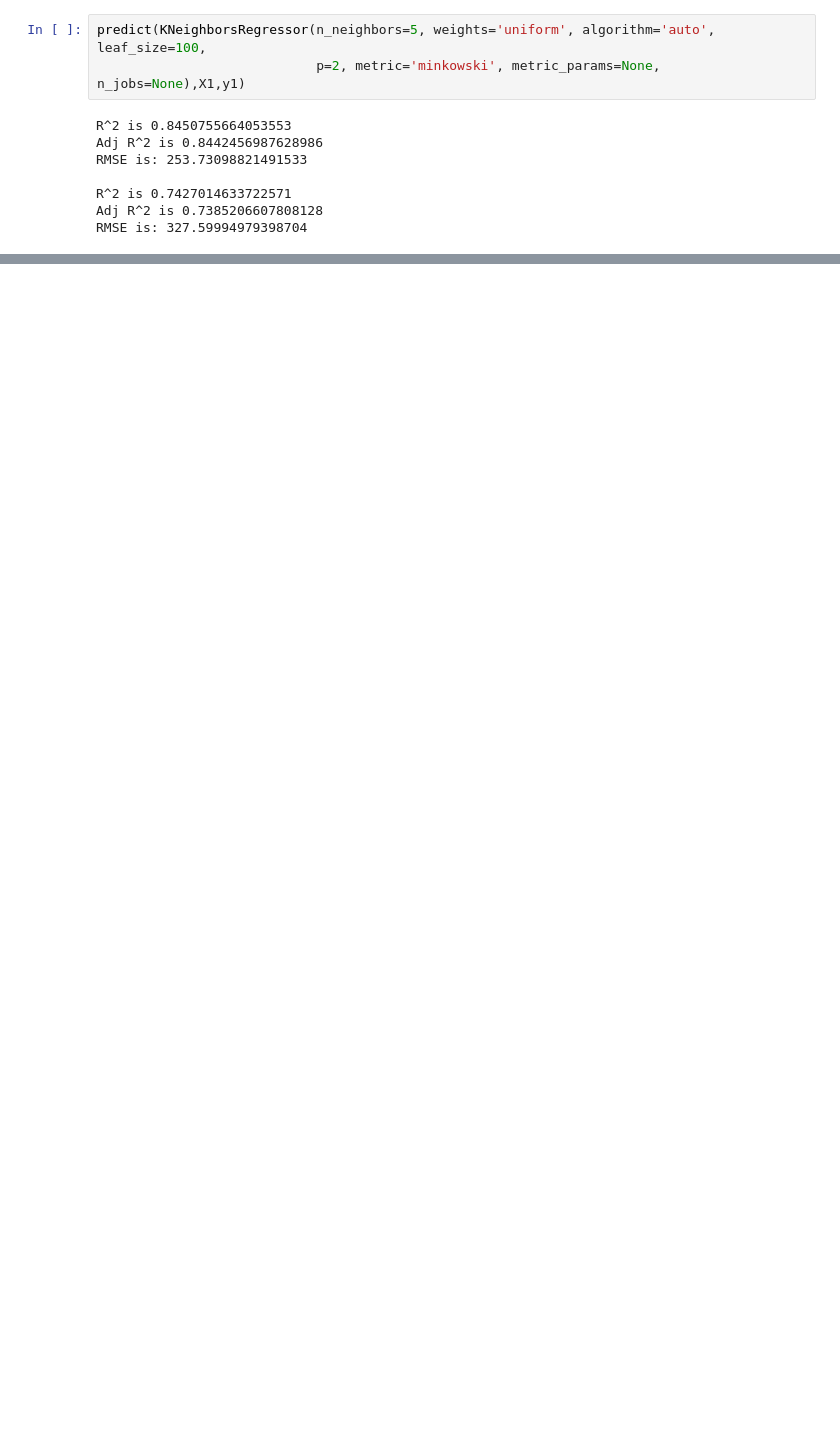
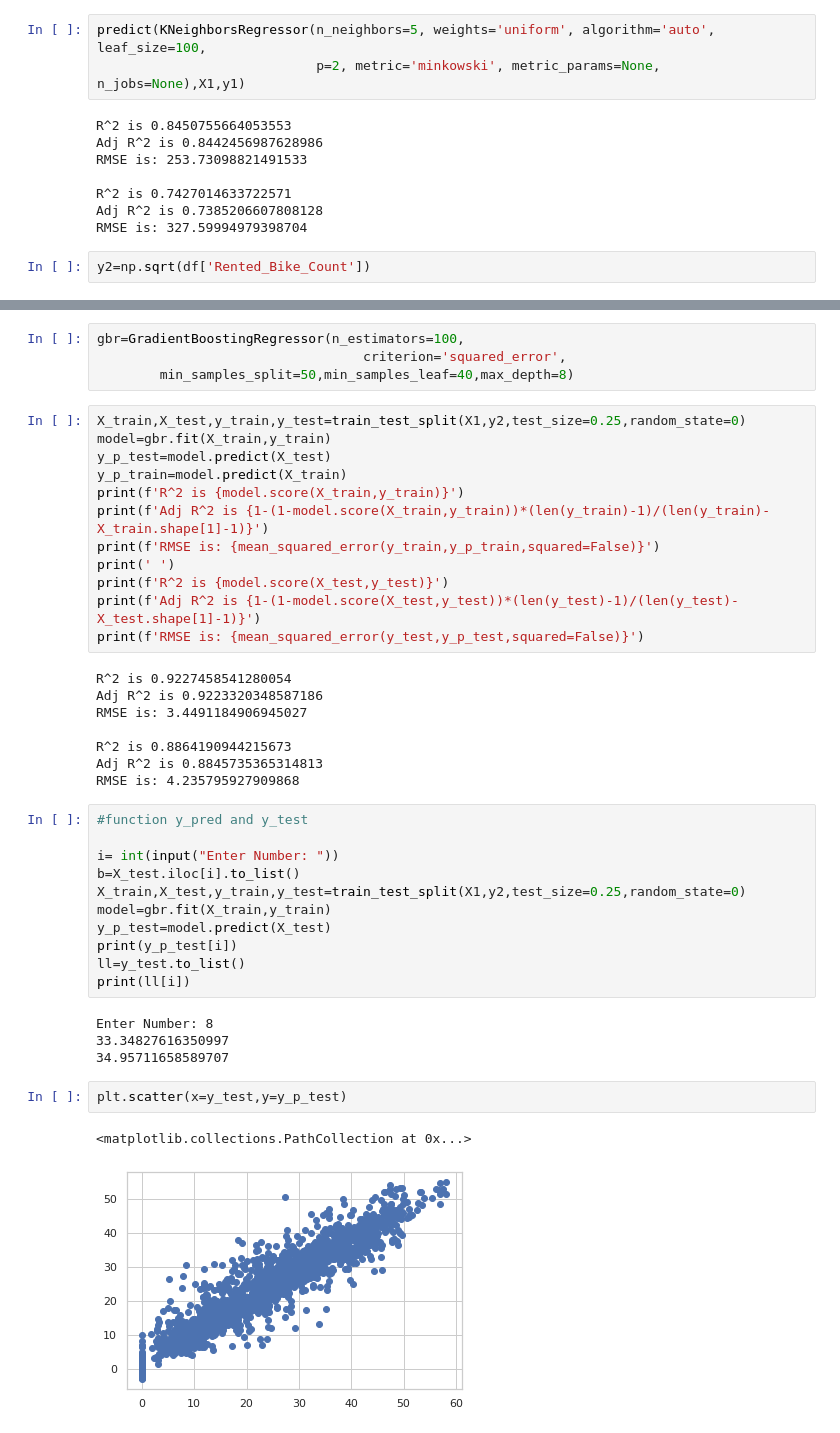
Before and after one commit to Sriharish19/Bike-Demand-Prediction, a Jupyter notebook: SH_Bike_Sharing_Demand_Prediction_Capstone_Project.ipynb, the cells around one changed output, grey strips where cells are left out. Cells and saved outputs as stored; diff of their text form; blank space fills up the shorter version.

```diff
--- a/SH_Bike_Sharing_Demand_Prediction_Capstone_Project.ipynb
+++ b/SH_Bike_Sharing_Demand_Prediction_Capstone_Project.ipynb
@@ -613,3 +609,5 @@ RMSE is: 253.73098821491533
 R^2 is 0.7427014633722571
 Adj R^2 is 0.7385206607808128
 RMSE is: 327.59994979398704
+# %%
+y2=np.sqrt(df['Rented_Bike_Count'])
@@ -615,0 +648,44 @@ RMSE is: 327.59994979398704
+# %%
+gbr=GradientBoostingRegressor(n_estimators=100,
+                                  criterion='squared_error',
+        min_samples_split=50,min_samples_leaf=40,max_depth=8)
+# %%
+X_train,X_test,y_train,y_test=train_test_split(X1,y2,test_size=0.25,random_state=0)
+model=gbr.fit(X_train,y_train)
+y_p_test=model.predict(X_test)
+y_p_train=model.predict(X_train)
+print(f'R^2 is {model.score(X_train,y_train)}')
+print(f'Adj R^2 is {1-(1-model.score(X_train,y_train))*(len(y_train)-1)/(len(y_train)-X_train.shape[1]-1)}')
+print(f'RMSE is: {mean_squared_error(y_train,y_p_train,squared=False)}')
+print(' ')
+print(f'R^2 is {model.score(X_test,y_test)}')
+print(f'Adj R^2 is {1-(1-model.score(X_test,y_test))*(len(y_test)-1)/(len(y_test)-X_test.shape[1]-1)}')
+print(f'RMSE is: {mean_squared_error(y_test,y_p_test,squared=False)}')
+# %% [output]
+R^2 is 0.9227458541280054
+Adj R^2 is 0.9223320348587186
+RMSE is: 3.4491184906945027
+
+R^2 is 0.8864190944215673
+Adj R^2 is 0.8845735365314813
+RMSE is: 4.235795927909868
+# %%
+#function y_pred and y_test
+
+i= int(input("Enter Number: "))
+b=X_test.iloc[i].to_list()
+X_train,X_test,y_train,y_test=train_test_split(X1,y2,test_size=0.25,random_state=0)
+model=gbr.fit(X_train,y_train)
+y_p_test=model.predict(X_test)
+print(y_p_test[i])
+ll=y_test.to_list()
+print(ll[i])
+# %% [output]
+Enter Number: 8
+33.34827616350997
+34.95711658589707
+# %%
+plt.scatter(x=y_test,y=y_p_test)
+# %% [output]
+<matplotlib.collections.PathCollection at 0x...>
+[figure, added]
```
Also changed, not shown: parts of 24 cells of this notebook.
